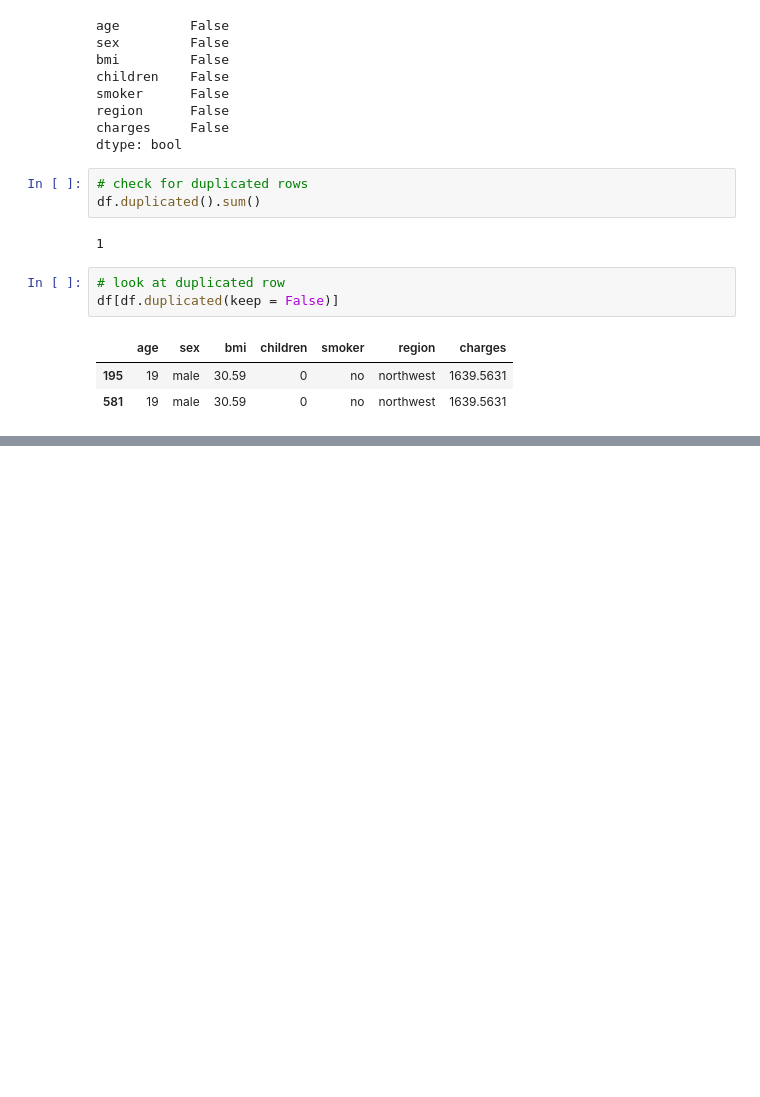
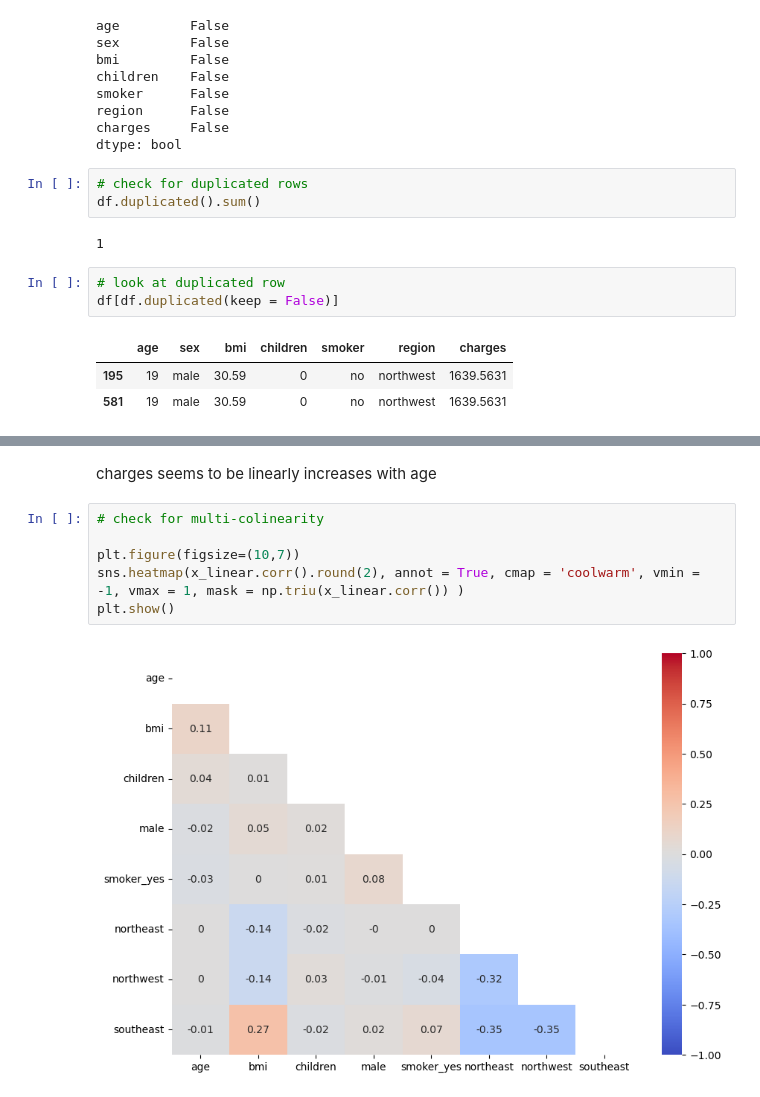
Before and after one commit to ntran119/data_projects, a Jupyter notebook: LinearRegression_PredictingMedicalCosts.ipynb, the cells around one changed output, grey strips where cells are left out. Saved outputs shown, nothing was run; the diff lists cells and outputs as text; blank space fills up the shorter version.

```diff
--- a/LinearRegression_PredictingMedicalCosts.ipynb
+++ b/LinearRegression_PredictingMedicalCosts.ipynb
@@ -94,0 +265,10 @@ df[df.duplicated(keep = False)]
+# %% [markdown]
+charges seems to be linearly increases with age
+# %%
+# check for multi-colinearity
+
+plt.figure(figsize=(10,7))
+sns.heatmap(x_linear.corr().round(2), annot = True, cmap = 'coolwarm', vmin = -1, vmax = 1, mask = np.triu(x_linear.corr()) )
+plt.show()
+# %% [output]
+[figure, added]
```
Also changed, not shown: parts of 28 cells of this notebook.
